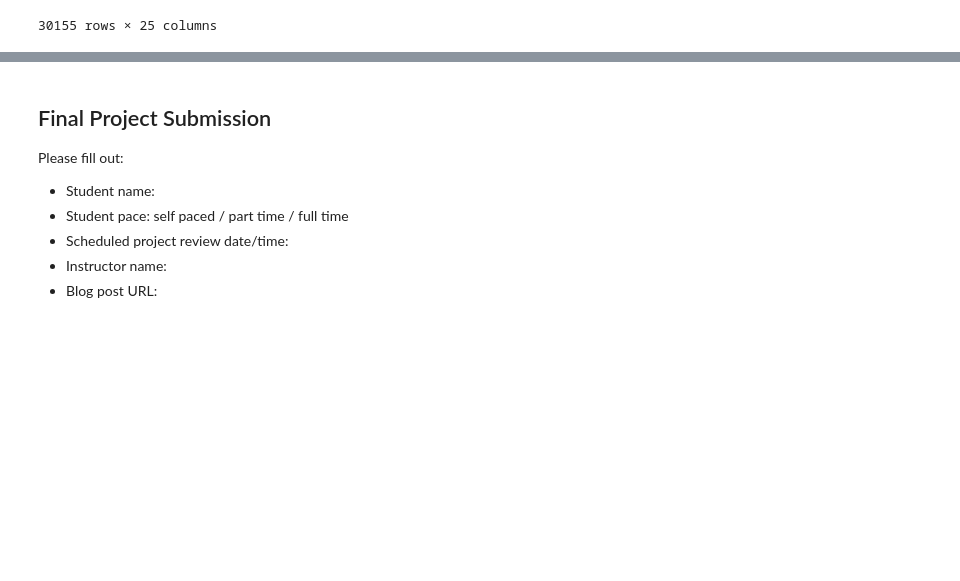
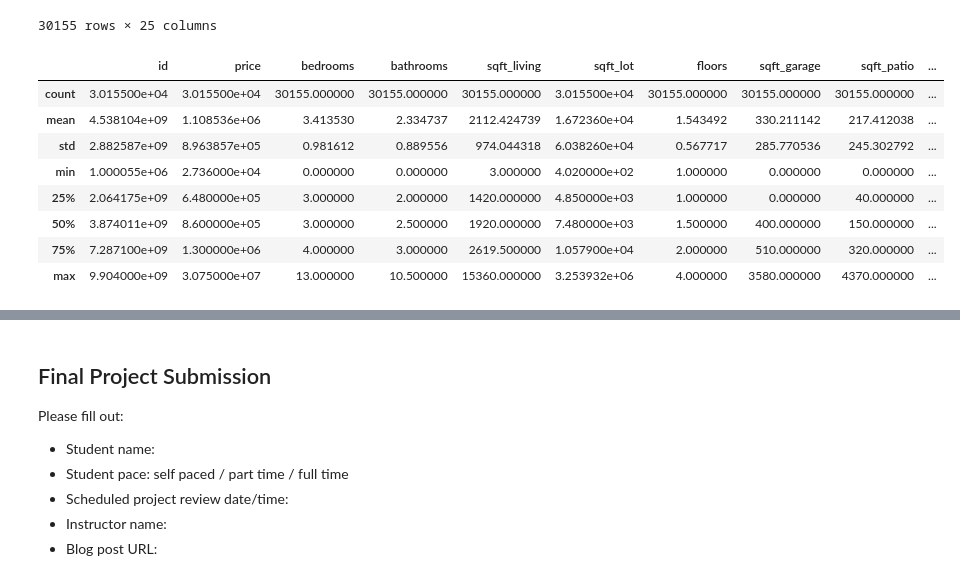
Before and after one commit to terminalcoder/Home-Features-Analysis, a Jupyter notebook: student.ipynb, the cells around one changed output, grey strips where cells are left out. Cells and saved outputs as stored; diff of their text form; code cells hidden in the pictures; blank space fills up the shorter version.

```diff
--- a/student.ipynb
+++ b/student.ipynb
@@ -53,6 +53,19 @@ col_to_ignore = ['date', 'view', 'sqft_above', 'sqft_basement', 'yr_renovated',
 
 # drop those columns
 kc_house_data.drop(col_to_ignore, axis=1, inplace=True)
+# %%
+# get a sense of the distributios of the features
+kc_house_data.describe()
+# %% [output]
+|  | id | price | bedrooms | bathrooms | sqft_living | sqft_lot | floors | sqft_garage | sqft_patio | ... |
+| count | 3.015500e+04 | 3.015500e+04 | 30155.000000 | 30155.000000 | 30155.000000 | 3.015500e+04 | 30155.000000 | 30155.000000 | 30155.000000 | ... |
+| mean | 4.538104e+09 | 1.108536e+06 | 3.413530 | 2.334737 | 2112.424739 | 1.672360e+04 | 1.543492 | 330.211142 | 217.412038 | ... |
+| std | 2.882587e+09 | 8.963857e+05 | 0.981612 | 0.889556 | 974.044318 | 6.038260e+04 | 0.567717 | 285.770536 | 245.302792 | ... |
+| min | 1.000055e+06 | 2.736000e+04 | 0.000000 | 0.000000 | 3.000000 | 4.020000e+02 | 1.000000 | 0.000000 | 0.000000 | ... |
+| 25% | 2.064175e+09 | 6.480000e+05 | 3.000000 | 2.000000 | 1420.000000 | 4.850000e+03 | 1.000000 | 0.000000 | 40.000000 | ... |
+| 50% | 3.874011e+09 | 8.600000e+05 | 3.000000 | 2.500000 | 1920.000000 | 7.480000e+03 | 1.500000 | 400.000000 | 150.000000 | ... |
+| 75% | 7.287100e+09 | 1.300000e+06 | 4.000000 | 3.000000 | 2619.500000 | 1.057900e+04 | 2.000000 | 510.000000 | 320.000000 | ... |
+| max | 9.904000e+09 | 3.075000e+07 | 13.000000 | 10.500000 | 15360.000000 | 3.253932e+06 | 4.000000 | 3580.000000 | 4370.000000 | ... |
 # %%
 # check for null values
 kc_house_data.isna().sum()
```
Also changed, not shown: parts of 9 cells of this notebook.
